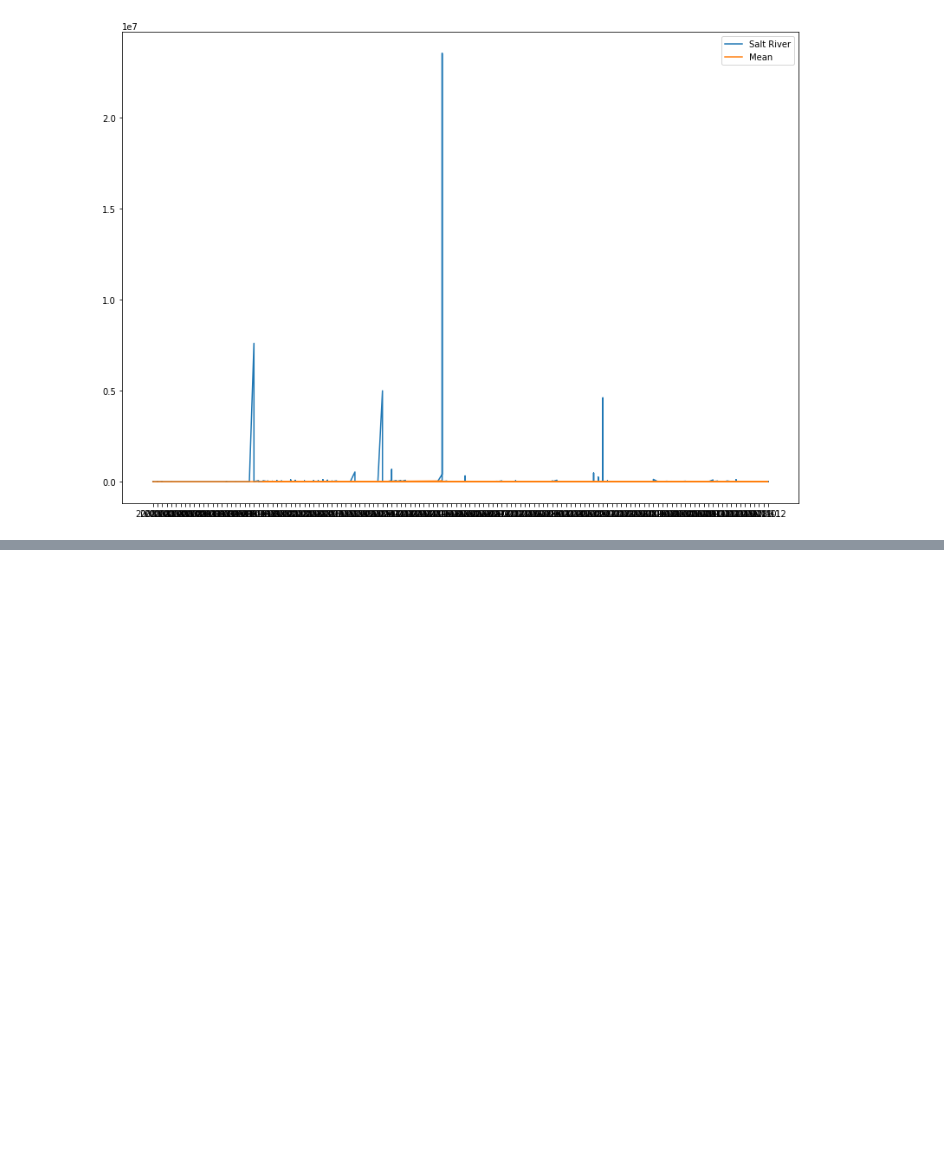
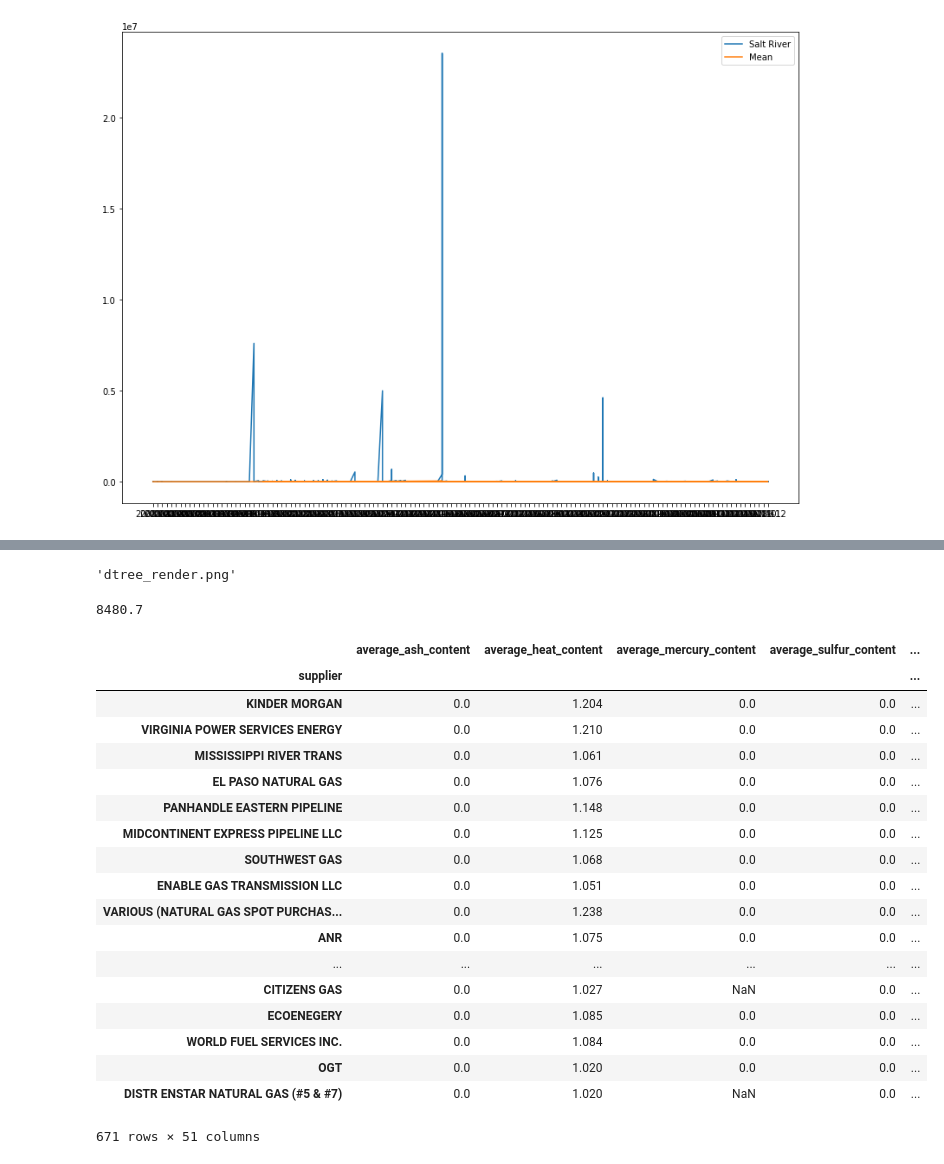
Before and after one commit to ortsed/eia-fuel-costs, a Jupyter notebook: 6-Preliminary-Analysis-Natural-Gas.ipynb, the cells around one changed output, grey strips where cells are left out. Cells and saved outputs as stored; diff of their text form; code cells hidden in the pictures; blank space fills up the shorter version.

```diff
--- a/6-Preliminary-Analysis-Natural-Gas.ipynb
+++ b/6-Preliminary-Analysis-Natural-Gas.ipynb
@@ -710,6 +405,0 @@ strong multicollinearity problems or that the design matrix is singular.
-# %%
-fig = plt.figure(figsize=(14,10))
-plt.xticks(rotation=90)
-grouped = df_c.groupby("year_month").mean()
-grouped = grouped.sort_values("year_month", ascending=True)
-plt.plot(grouped.index, grouped.fuel_cost)
@@ -718,0 +470,9 @@ plt.plot(grouped.index, grouped.fuel_cost)
+# %%
+graph.format = 'png'
+graph.render('dtree_render',view=True)
+# %% [output]
+'dtree_render.png'
+# %%
+df_ng[df_ng["supplier_LG&E"]==1].fuel_cost.max()
+# %% [output]
+8480.7
@@ -718,0 +481,22 @@ plt.plot(grouped.index, grouped.fuel_cost)
+# %%
+grouped.sort_values("fuel_cost", ascending=False)
+# %% [output]
+|  | average_ash_content | average_heat_content | average_mercury_content | average_sulfur_content | ... |
+| supplier |  |  |  |  | ... |
+| KINDER MORGAN | 0.0 | 1.204 | 0.0 | 0.0 | ... |
+| VIRGINIA POWER SERVICES ENERGY | 0.0 | 1.210 | 0.0 | 0.0 | ... |
+| MISSISSIPPI RIVER TRANS | 0.0 | 1.061 | 0.0 | 0.0 | ... |
+| EL PASO NATURAL GAS | 0.0 | 1.076 | 0.0 | 0.0 | ... |
+| PANHANDLE EASTERN PIPELINE | 0.0 | 1.148 | 0.0 | 0.0 | ... |
+| MIDCONTINENT EXPRESS PIPELINE LLC | 0.0 | 1.125 | 0.0 | 0.0 | ... |
+| SOUTHWEST GAS | 0.0 | 1.068 | 0.0 | 0.0 | ... |
+| ENABLE GAS TRANSMISSION LLC | 0.0 | 1.051 | 0.0 | 0.0 | ... |
+| VARIOUS (NATURAL GAS SPOT PURCHAS... | 0.0 | 1.238 | 0.0 | 0.0 | ... |
+| ANR | 0.0 | 1.075 | 0.0 | 0.0 | ... |
+| ... | ... | ... | ... | ... | ... |
+| CITIZENS GAS | 0.0 | 1.027 | NaN | 0.0 | ... |
+| ECOENEGERY | 0.0 | 1.085 | 0.0 | 0.0 | ... |
+| WORLD FUEL SERVICES INC. | 0.0 | 1.084 | 0.0 | 0.0 | ... |
+| OGT | 0.0 | 1.020 | 0.0 | 0.0 | ... |
+| DISTR ENSTAR NATURAL GAS (#5 & #7) | 0.0 | 1.020 | NaN | 0.0 | ... |
+671 rows × 51 columns
```
Also changed, not shown: parts of 96 cells of this notebook, 3 other files.
